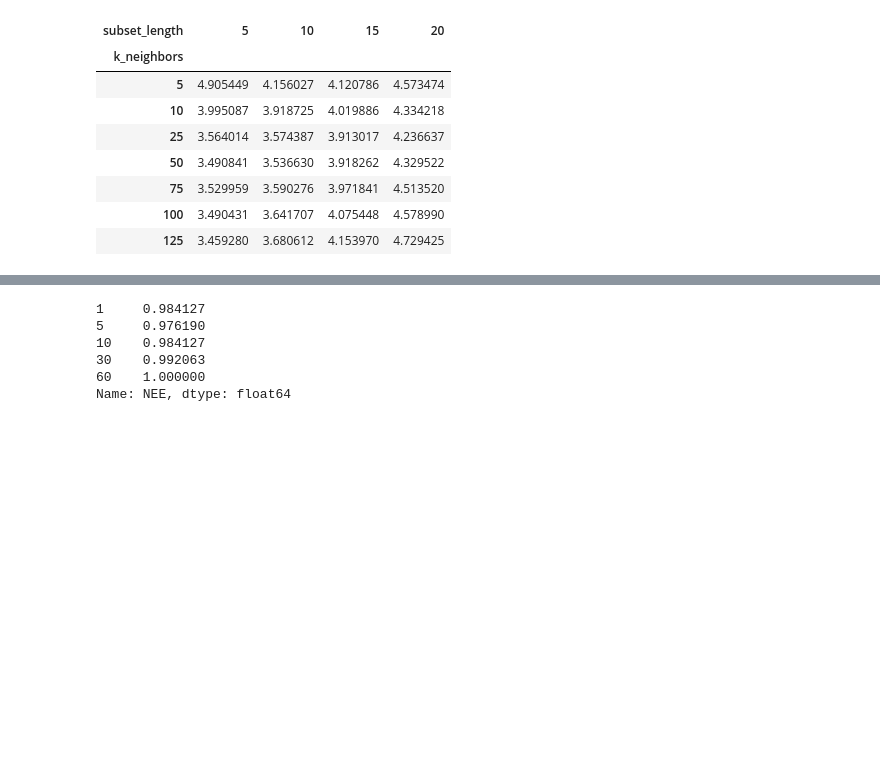
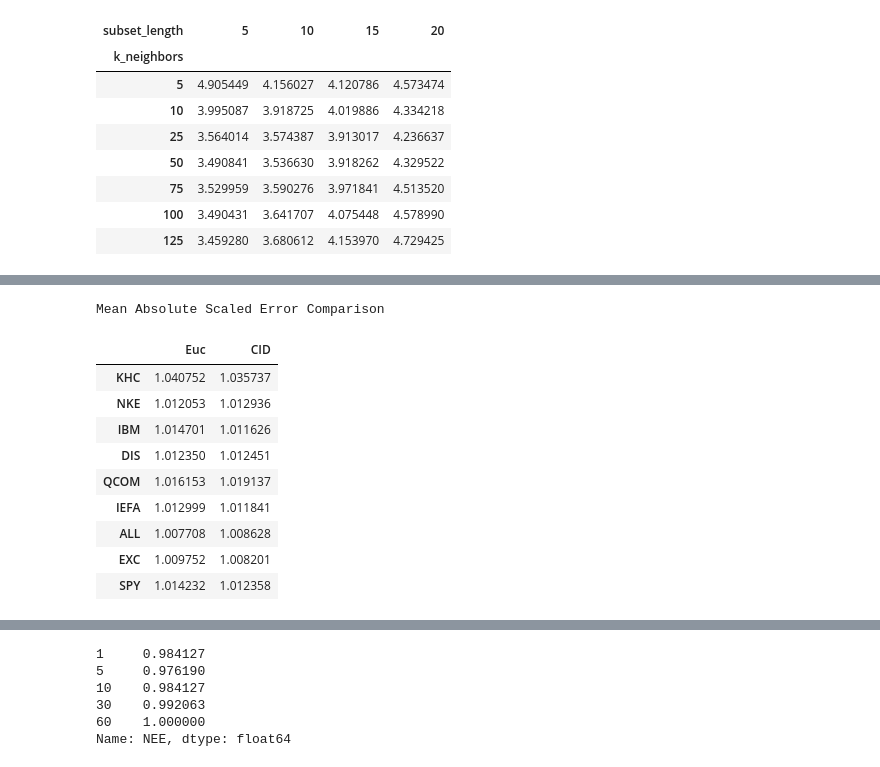
Before and after one commit to memckee/knn_tspi, a Jupyter notebook: KNN TSPI.ipynb, the cells around one changed output, grey strips where cells are left out. Cells and saved outputs as stored; diff of their text form; code cells hidden in the pictures; blank space fills up the shorter version.

```diff
--- a/KNN TSPI.ipynb
+++ b/KNN TSPI.ipynb
@@ -516,0 +424,17 @@ corrs
+# %%
+mase_comp = pd.concat([ed_data.loc['mase'].rename(
+    'Euc'), cid_data.loc['mase'].rename('CID')], axis=1)
+print("Mean Absolute Scaled Error Comparison")
+mase_comp.style.highlight_min(axis=1)
+# %% [output]
+Mean Absolute Scaled Error Comparison
+|  | Euc | CID |
+| KHC | 1.040752 | 1.035737 |
+| NKE | 1.012053 | 1.012936 |
+| IBM | 1.014701 | 1.011626 |
+| DIS | 1.012350 | 1.012451 |
+| QCOM | 1.016153 | 1.019137 |
+| IEFA | 1.012999 | 1.011841 |
+| ALL | 1.007708 | 1.008628 |
+| EXC | 1.009752 | 1.008201 |
+| SPY | 1.014232 | 1.012358 |
```
Also changed, not shown: parts of 60 cells of this notebook, 2 other files.
